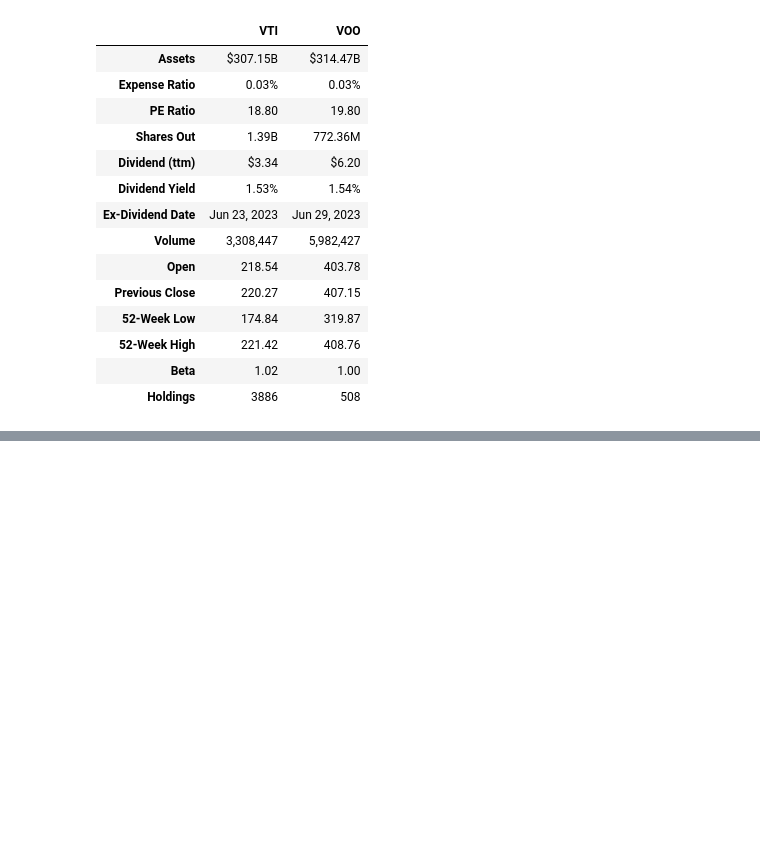
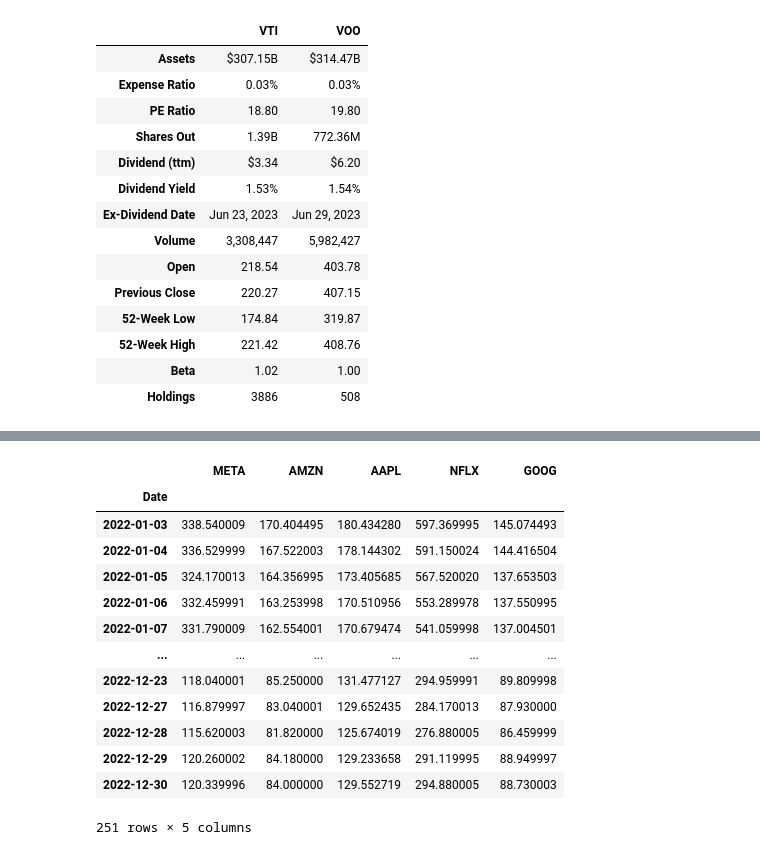
Before and after one commit to at672/CS-Backtesting, a Jupyter notebook: Notes.ipynb, the cells around one changed output, grey strips where cells are left out. Saved outputs shown, nothing was run; the diff lists cells and outputs as text; code cells hidden in the pictures; blank space fills up the shorter version.

```diff
--- a/Notes.ipynb
+++ b/Notes.ipynb
@@ -206,0 +242,20 @@ compare_etfs
+# %%
+## grab data from open bb
+
+df_compare = openbb.stocks.ca.hist(similar = symbol_list, start_date = "2022-01-01", end_date = "2023-01-01", candle_type = 'a')
+df_compare
+# %% [output]
+|  | META | AMZN | AAPL | NFLX | GOOG |
+| Date |  |  |  |  |  |
+| 2022-01-03 | 338.540009 | 170.404495 | 180.434280 | 597.369995 | 145.074493 |
+| 2022-01-04 | 336.529999 | 167.522003 | 178.144302 | 591.150024 | 144.416504 |
+| 2022-01-05 | 324.170013 | 164.356995 | 173.405685 | 567.520020 | 137.653503 |
+| 2022-01-06 | 332.459991 | 163.253998 | 170.510956 | 553.289978 | 137.550995 |
+| 2022-01-07 | 331.790009 | 162.554001 | 170.679474 | 541.059998 | 137.004501 |
+| ... | ... | ... | ... | ... | ... |
+| 2022-12-23 | 118.040001 | 85.250000 | 131.477127 | 294.959991 | 89.809998 |
+| 2022-12-27 | 116.879997 | 83.040001 | 129.652435 | 284.170013 | 87.930000 |
+| 2022-12-28 | 115.620003 | 81.820000 | 125.674019 | 276.880005 | 86.459999 |
+| 2022-12-29 | 120.260002 | 84.180000 | 129.233658 | 291.119995 | 88.949997 |
+| 2022-12-30 | 120.339996 | 84.000000 | 129.552719 | 294.880005 | 88.730003 |
+251 rows × 5 columns
```
Also changed, not shown: parts of 5 cells of this notebook.
